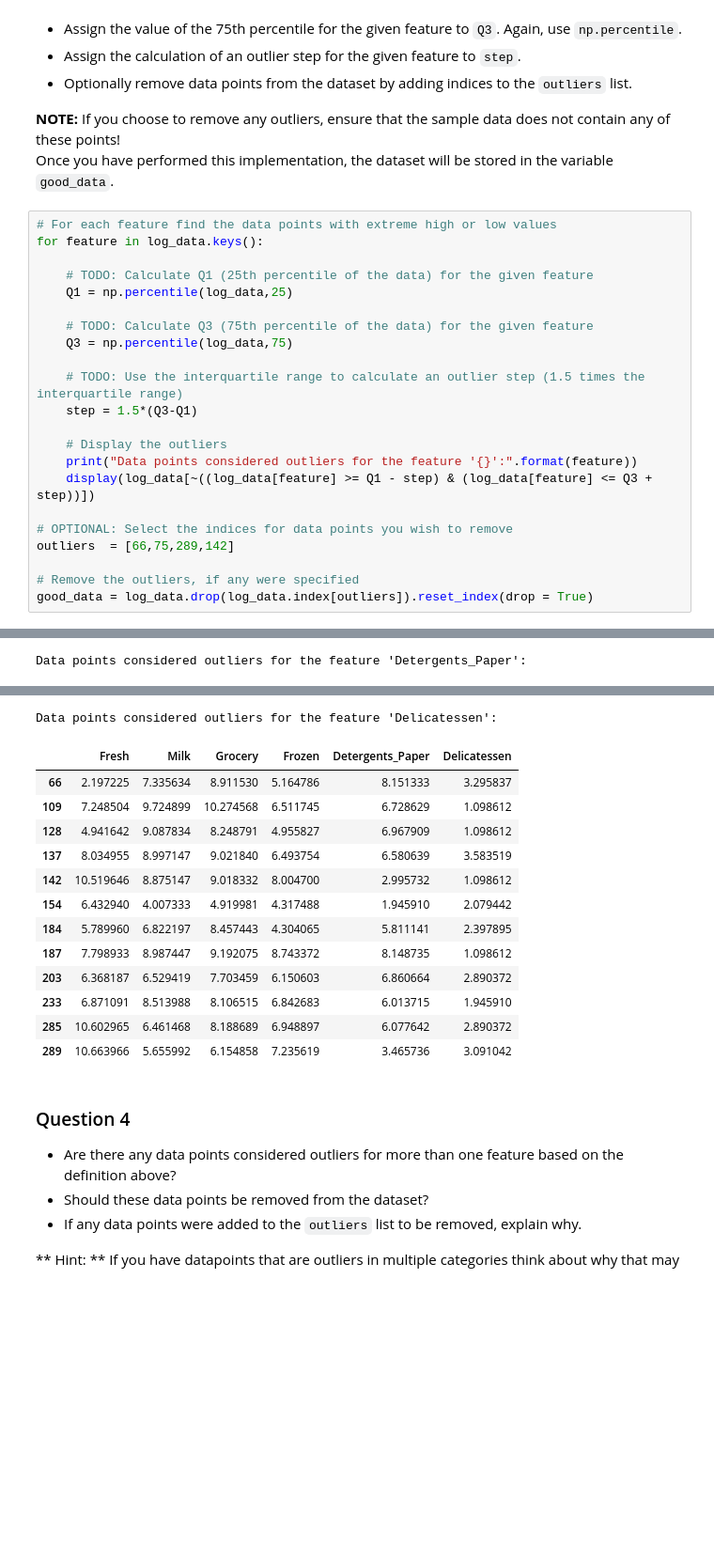
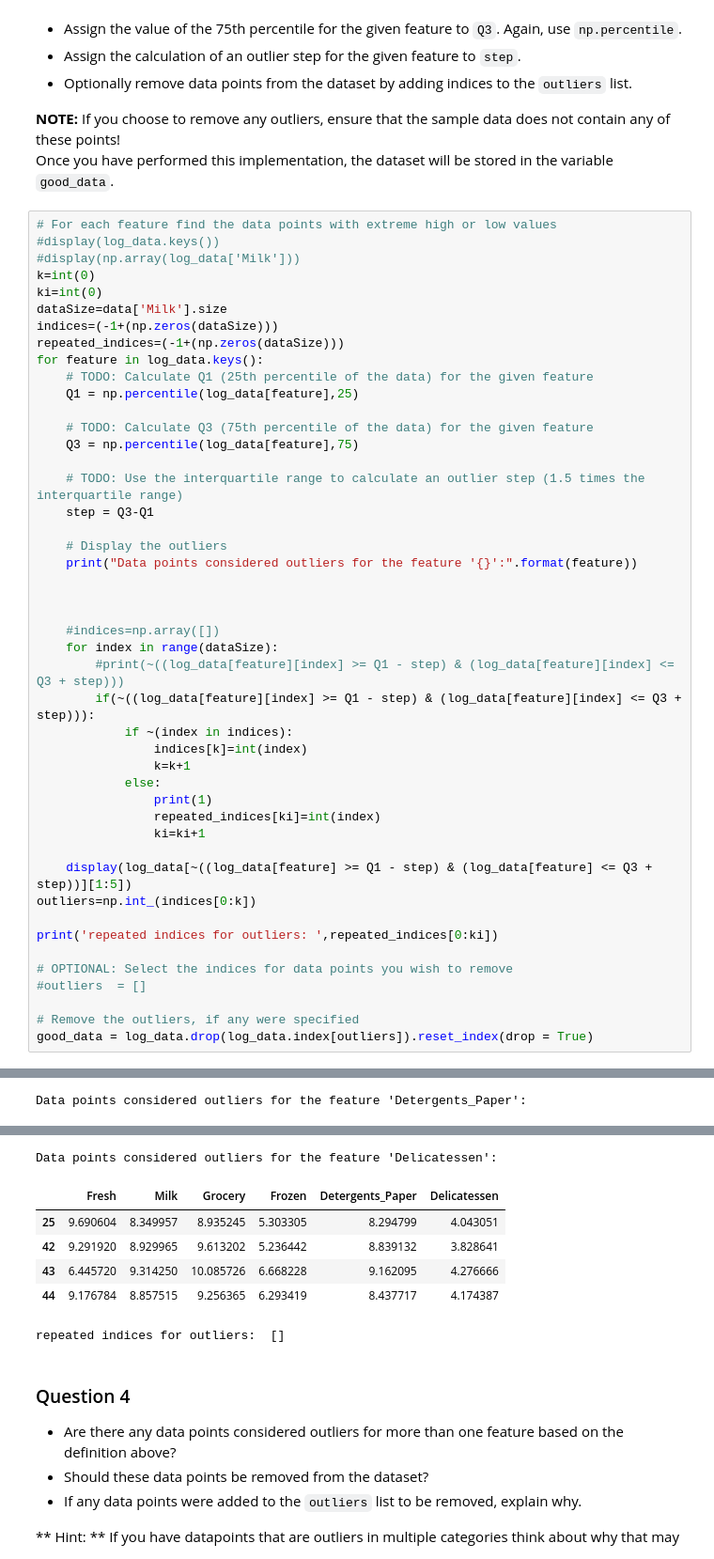
Before and after one commit to wang-zhe/Udacity-Review-Statistics, a Jupyter notebook: customer_segments.ipynb, the cells around one changed output, grey strips where cells are left out. Shown: that part at 94% size. Saved outputs shown, nothing was run; the diff lists cells and outputs as text; blank space fills up the shorter version.

```diff
--- a/customer_segments.ipynb
+++ b/customer_segments.ipynb
@@ -201,23 +233,47 @@ In the code block below, you will need to implement the following:
 Once you have performed this implementation, the dataset will be stored in the variable `good_data`.
 # %%
 # For each feature find the data points with extreme high or low values
+#display(log_data.keys())
+#display(np.array(log_data['Milk']))
+k=int(0)
+ki=int(0)
+dataSize=data['Milk'].size
+indices=(-1+(np.zeros(dataSize)))
+repeated_indices=(-1+(np.zeros(dataSize)))
 for feature in log_data.keys():
-
     # TODO: Calculate Q1 (25th percentile of the data) for the given feature
-    Q1 = np.percentile(log_data,25)
+    Q1 = np.percentile(log_data[feature],25)
 
     # TODO: Calculate Q3 (75th percentile of the data) for the given feature
-    Q3 = np.percentile(log_data,75)
+    Q3 = np.percentile(log_data[feature],75)
 
     # TODO: Use the interquartile range to calculate an outlier step (1.5 times the interquartile range)
-    step = 1.5*(Q3-Q1)
+    step = Q3-Q1
 
     # Display the outliers
     print("Data points considered outliers for the feature '{}':".format(feature))
-    display(log_data[~((log_data[feature] >= Q1 - step) & (log_data[feature] <= Q3 + step))])
+
+
+
+    #indices=np.array([])
+    for index in range(dataSize):
+        #print(~((log_data[feature][index] >= Q1 - step) & (log_data[feature][index] <= Q3 + step)))
+        if(~((log_data[feature][index] >= Q1 - step) & (log_data[feature][index] <= Q3 + step))):
+            if ~(index in indices):
+                indices[k]=int(index)
+                k=k+1
+            else:
+                print(1)
+                repeated_indices[ki]=int(index)
+                ki=ki+1
+
+    display(log_data[~((log_data[feature] >= Q1 - step) & (log_data[feature] <= Q3 + step))][1:5])
+outliers=np.int_(indices[0:k])
+
+print('repeated indices for outliers: ',repeated_indices[0:ki])
 
 # OPTIONAL: Select the indices for data points you wish to remove
-outliers  = [66,75,289,142]
+#outliers  = []
 
 # Remove the outliers, if any were specified
 good_data = log_data.drop(log_data.index[outliers]).reset_index(drop = True)
@@ -256,17 +311,10 @@ Data points considered outliers for the feature 'Detergents_Paper':
 Data points considered outliers for the feature 'Delicatessen':
 |  | Fresh | Milk | Grocery | Frozen | Detergents_Paper | Delicatessen |
-| 66 | 2.197225 | 7.335634 | 8.911530 | 5.164786 | 8.151333 | 3.295837 |
-| 109 | 7.248504 | 9.724899 | 10.274568 | 6.511745 | 6.728629 | 1.098612 |
-| 128 | 4.941642 | 9.087834 | 8.248791 | 4.955827 | 6.967909 | 1.098612 |
-| 137 | 8.034955 | 8.997147 | 9.021840 | 6.493754 | 6.580639 | 3.583519 |
-| 142 | 10.519646 | 8.875147 | 9.018332 | 8.004700 | 2.995732 | 1.098612 |
-| 154 | 6.432940 | 4.007333 | 4.919981 | 4.317488 | 1.945910 | 2.079442 |
-| 184 | 5.789960 | 6.822197 | 8.457443 | 4.304065 | 5.811141 | 2.397895 |
-| 187 | 7.798933 | 8.987447 | 9.192075 | 8.743372 | 8.148735 | 1.098612 |
-| 203 | 6.368187 | 6.529419 | 7.703459 | 6.150603 | 6.860664 | 2.890372 |
-| 233 | 6.871091 | 8.513988 | 8.106515 | 6.842683 | 6.013715 | 1.945910 |
-| 285 | 10.602965 | 6.461468 | 8.188689 | 6.948897 | 6.077642 | 2.890372 |
-| 289 | 10.663966 | 5.655992 | 6.154858 | 7.235619 | 3.465736 | 3.091042 |
+| 25 | 9.690604 | 8.349957 | 8.935245 | 5.303305 | 8.294799 | 4.043051 |
+| 42 | 9.291920 | 8.929965 | 9.613202 | 5.236442 | 8.839132 | 3.828641 |
+| 43 | 6.445720 | 9.314250 | 10.085726 | 6.668228 | 9.162095 | 4.276666 |
+| 44 | 9.176784 | 8.857515 | 9.256365 | 6.293419 | 8.437717 | 4.174387 |
+repeated indices for outliers:  []
 # %% [markdown]
 ### Question 4
 * Are there any data points considered outliers for more than one feature based on the definition above?
```
Also changed, not shown: parts of 40 cells of this notebook.
